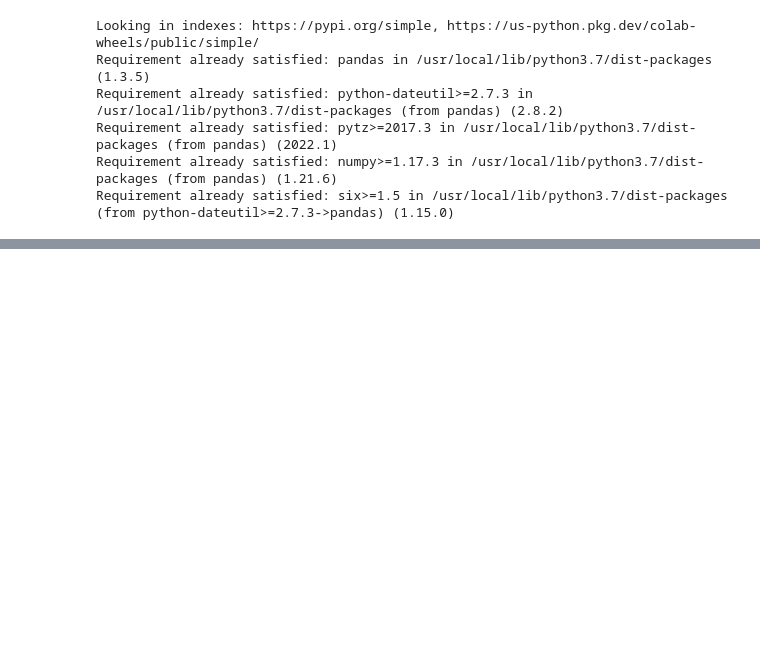
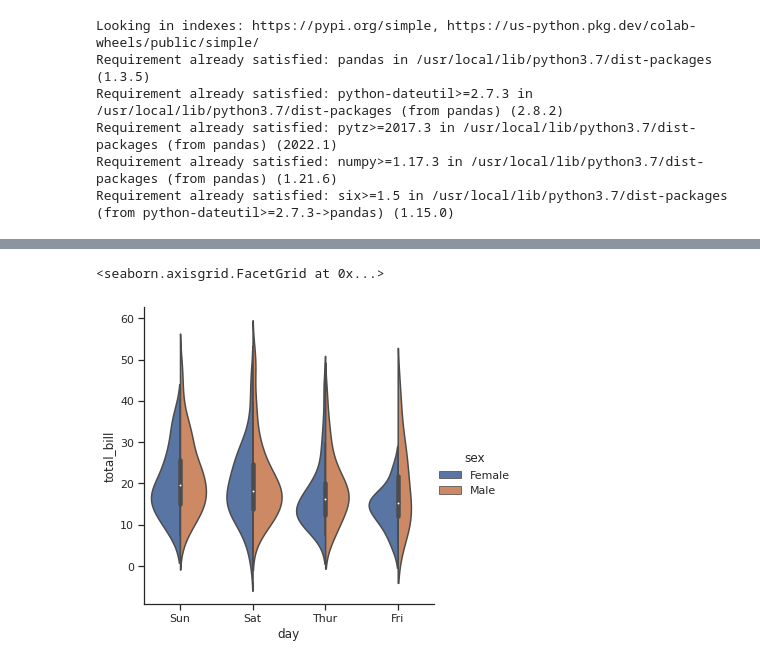
Before and after one commit to rdkdaniel/Data-Analysis-in-Python-and-Sql, a Jupyter notebook: Data_Analysis_Seaborn.ipynb, the cells around one changed output, grey strips where cells are left out. Cells and saved outputs as stored; diff of their text form; code cells hidden in the pictures; blank space fills up the shorter version.

```diff
--- a/Data_Analysis_Seaborn.ipynb
+++ b/Data_Analysis_Seaborn.ipynb
@@ -22,0 +42,6 @@ MessageError: ignored
+# %%
+#Violin plot
+sns.catplot(x="day", y="total_bill", hue="sex", kind="violin", split=True, data=tips)
+# %% [output]
+<seaborn.axisgrid.FacetGrid at 0x...>
+[figure, added]
```
Also changed, not shown: parts of 6 cells of this notebook.
